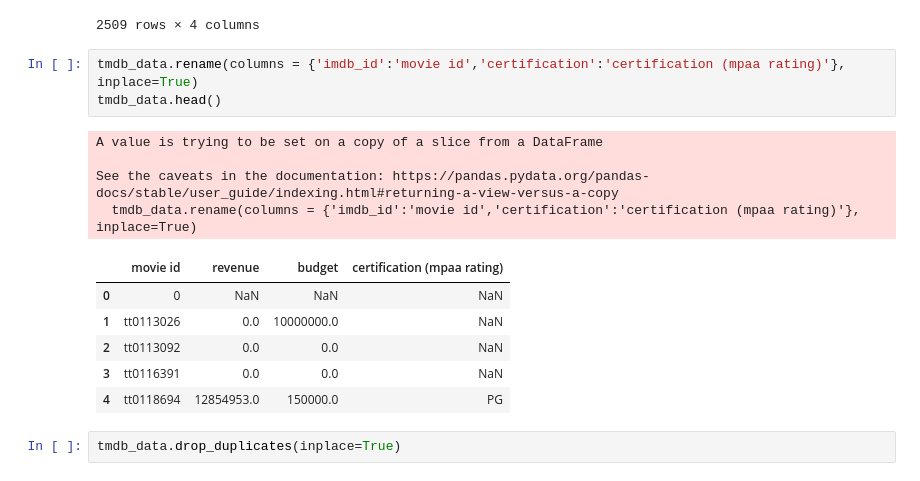
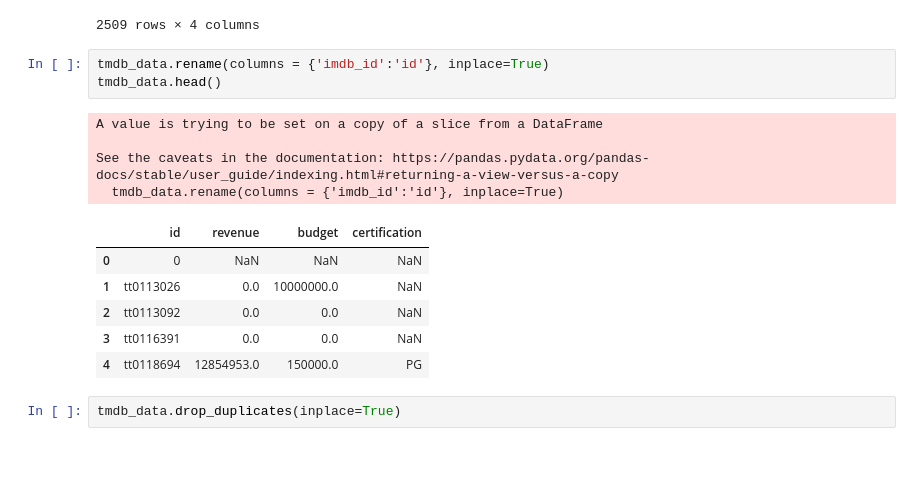
Before and after one commit to Gracey701/TMDB-Movies, a Jupyter notebook: Part 3 ETL.ipynb, the cells around one changed output. Saved outputs shown, nothing was run; the diff lists cells and outputs as text.

```diff
--- a/Part 3 ETL.ipynb
+++ b/Part 3 ETL.ipynb
@@ -265,14 +265,14 @@ tmdb_data
 | 2508 | tt9071078 | 0.0 | 0.0 | NaN |
 2509 rows × 4 columns
 # %%
-tmdb_data.rename(columns = {'imdb_id':'movie id','certification':'certification (mpaa rating)'}, inplace=True)
+tmdb_data.rename(columns = {'imdb_id':'id'}, inplace=True)
 tmdb_data.head()
 # %% [output]
 A value is trying to be set on a copy of a slice from a DataFrame
 
 See the caveats in the documentation: https://pandas.pydata.org/pandas-docs/stable/user_guide/indexing.html#returning-a-view-versus-a-copy
-  tmdb_data.rename(columns = {'imdb_id':'movie id','certification':'certification (mpaa rating)'}, inplace=True)
+  tmdb_data.rename(columns = {'imdb_id':'id'}, inplace=True)
-|  | movie id | revenue | budget | certification (mpaa rating) |
+|  | id | revenue | budget | certification |
 | 0 | 0 | NaN | NaN | NaN |
 | 1 | tt0113026 | 0.0 | 10000000.0 | NaN |
 | 2 | tt0113092 | 0.0 | 0.0 | NaN |
```
Also changed, not shown: parts of 15 cells of this notebook, 26 other files.
